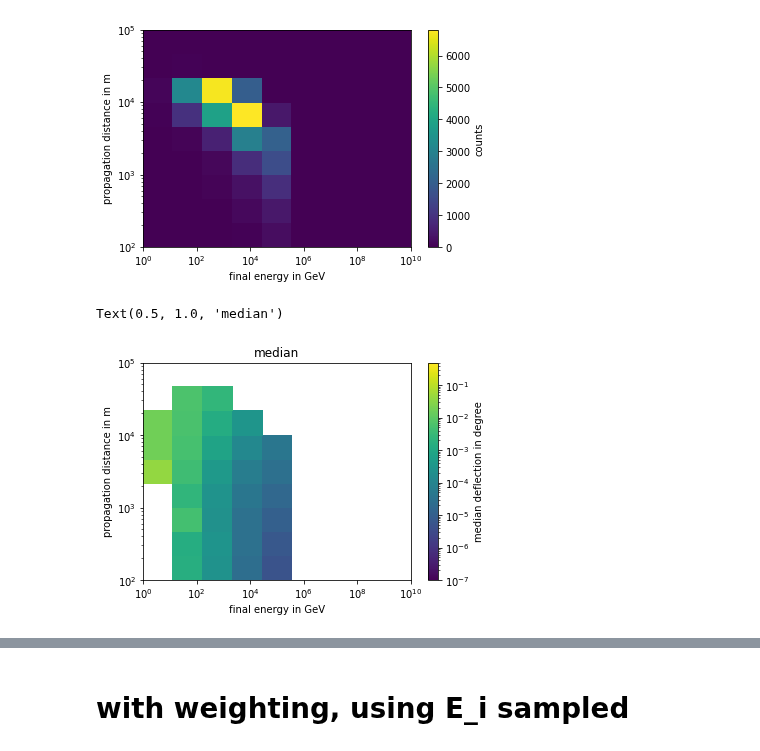
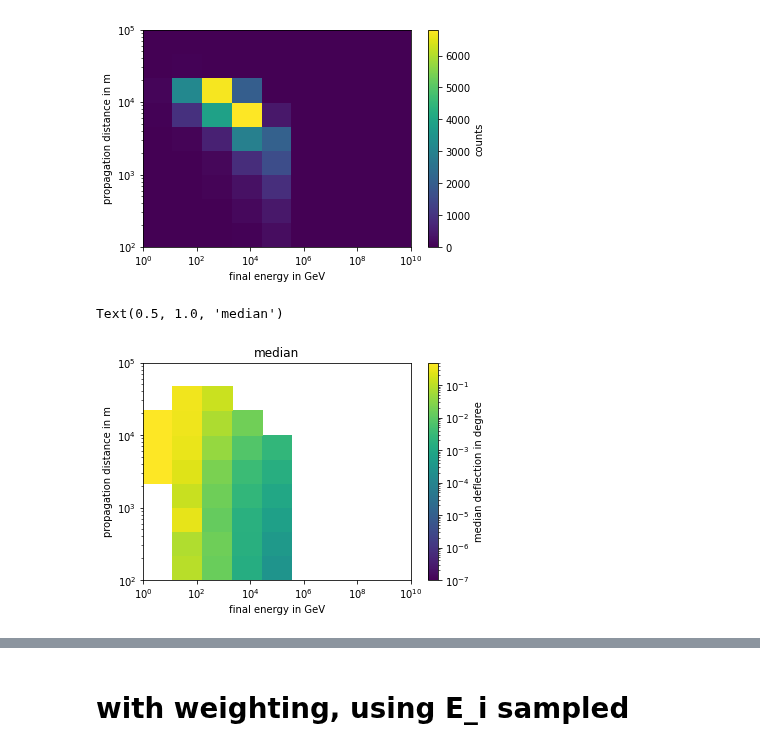
Before and after one commit to pascalgutjahr/muon-deflection-paper, a Jupyter notebook: deflection/atmospheric_flux_deflection.ipynb, the cells around one changed output, grey strips where cells are left out. Cells and saved outputs as stored; diff of their text form; code cells hidden in the pictures.

```diff
--- a/deflection/atmospheric_flux_deflection.ipynb
+++ b/deflection/atmospheric_flux_deflection.ipynb
@@ -739,6 +655,7 @@ df_dict = {}
 df_dict['df_01'] = pd.read_hdf('data/atmospheric/monoenergetic_10PeV_E_f_random.hdf5', key='df_01')
 df_dict['df_02'] = pd.read_hdf('data/atmospheric/monoenergetic_10TeV_E_f_random.hdf5', key='df_02')
 df_dict['df_03'] = pd.read_hdf('data/atmospheric/gaisser37_E_f_random.hdf5', key='df_03')
+df_dict['df_04'] = pd.read_hdf('data/atmospheric/gaisser37_E_f_random2.hdf5', key='df_04')
 df_dict
 # %% [output]
 {'df_01':                 E_i           E_f     distances    deflection
@@ -761,9 +678,9 @@ df_dict
 # %% [markdown]
 # gaisser E3.7
 # %%
-key = 'df_03'
+key = 'df_04'
 
-bins = (np.logspace(0, 10, 10), np.logspace(2, 5, 10))
+bins = (np.logspace(0, 9, 10), np.logspace(2, 5, 10))
 n = plt.hist2d(df_dict[key].E_f, df_dict[key].distances, bins=bins)
 plt.xscale('log')
 plt.yscale('log')
@@ -826,0 +745,33 @@ Text(0.5, 1.0, 'median')
+# %%
+x_uni = np.unique(x)
+y_uni = np.unique(y)
+
+defl = []
+defl_upper = []
+for i_y in range(len(y_uni)-1):
+    defl_per_y = []
+    defl_upper_per_y = []
+    for i_x in range(len(x_uni)-1):
+        d = df_dict[key].deflection[(df_dict[key].E_f >= x_uni[i_x]) & (df_dict[key].E_f < x_uni[i_x+1])
+                                  & (df_dict[key].distances >= y_uni[i_y]) & (df_dict[key].distances < y_uni[i_y+1])].values
+
+        if len(d) != 0:
+            defl_per_y.append(np.median(d))
+            defl_upper_per_y.append(np.quantile(d, 0.995))
+        else:
+            defl_per_y.append(0)
+            defl_upper_per_y.append(0)
+
+    defl.append(defl_per_y)
+    defl_upper.append(defl_upper_per_y)
+
+fig, ax = plt.subplots()
+c = ax.pcolormesh(x, y, np.rad2deg(defl), norm=mpl.colors.LogNorm(vmin=1e-7, vmax=0.5))
+ax.set_yscale('log')
+ax.set_xscale('log')
+ax.axis([x.min(), x.max(), y.min(), y.max()])
+cbar = fig.colorbar(c, ax=ax)
+cbar.ax.set_ylabel(r'median of $\theta_{\mathrm{acc}}\,/\,°$')
+plt.xlabel(r'$E_{\mathrm{f,\,min}}\,/\,\mathrm{GeV}$')
+plt.ylabel(r'$d\,/\,m$')
+plt.savefig(plot_dir + 'gaisserE37_median_paper.pdf')
@@ -983,34 +938,34 @@ y_uni = np.unique(y)
 
 defl = []
 defl_upper = []
 for i_y in range(len(y_uni)-1):
     defl_per_y = []
     defl_upper_per_y = []
     for i_x in range(len(x_uni)-1):
         d = df_dict[key].deflection[(df_dict[key].E_f >= x_uni[i_x]) & (df_dict[key].E_f < x_uni[i_x+1])
                                   & (df_dict[key].distances >= y_uni[i_y]) & (df_dict[key].distances < y_uni[i_y+1])].values
         if len(d) != 0:
             defl_per_y.append(np.median(d))
             defl_upper_per_y.append(np.quantile(d, 0.995))
         else:
             defl_per_y.append(0)
             defl_upper_per_y.append(0)
 
     defl.append(defl_per_y)
     defl_upper.append(defl_upper_per_y)
 
 fig, ax = plt.subplots()
-c = ax.pcolormesh(x, y, defl, norm=mpl.colors.LogNorm(vmin=1e-7, vmax=0.5))
+c = ax.pcolormesh(x, y, np.rad2deg(defl), norm=mpl.colors.LogNorm(vmin=1e-7, vmax=0.5))
 ax.set_yscale('log')
 ax.set_xscale('log')
 ax.axis([x.min(), x.max(), y.min(), y.max()])
 cbar = fig.colorbar(c, ax=ax)
 cbar.ax.set_ylabel('median deflection in degree')
 plt.xlabel('final energy in GeV')
 plt.ylabel('propagation distance in m')
 plt.title('median')
 # %% [output]
 Text(0.5, 1.0, 'median')
-[figure, old version]
+[figure, new version]
 # %%
 fig, ax = plt.subplots()
```
Also changed, not shown: parts of 38 cells of this notebook, 3 other files.
